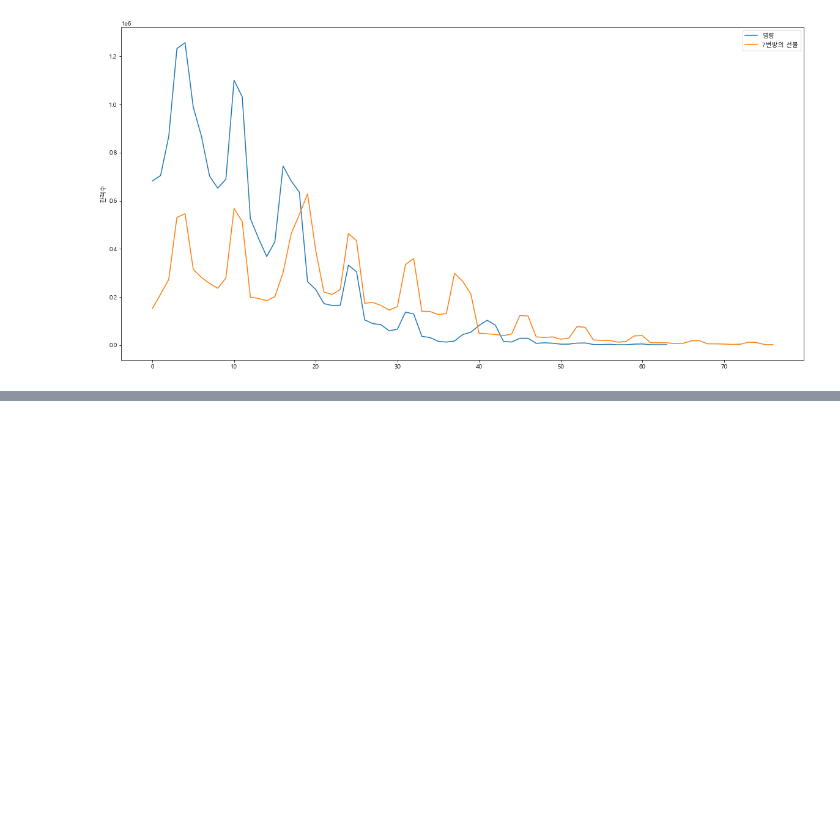
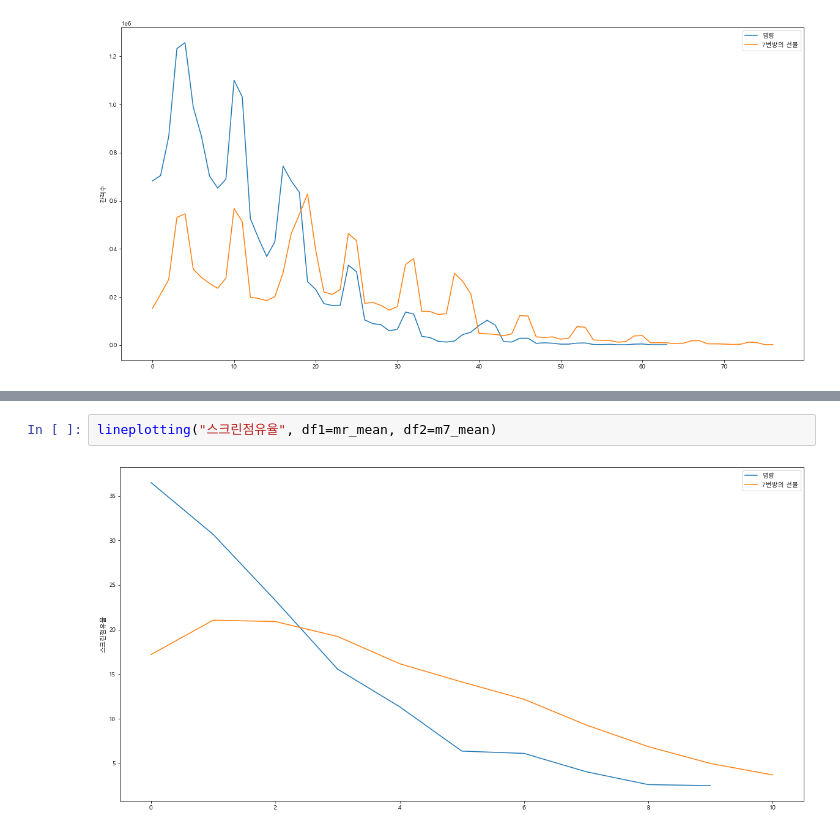
Before and after one commit to HyeogDo/korean_movie, a Jupyter notebook: MR_vs_M7.ipynb, the cells around one changed output, grey strips where cells are left out. Drawn from its saved outputs; the diff is of its cells as text; blank space fills up the shorter version.

```diff
--- a/MR_vs_M7.ipynb
+++ b/MR_vs_M7.ipynb
@@ -274,0 +314,4 @@ Name: 날짜, Length: 64, dtype: object
+# %%
+lineplotting("스크린점유율", df1=mr_mean, df2=m7_mean)
+# %% [output]
+[figure, added]
```
Also changed, not shown: parts of 12 cells of this notebook.
